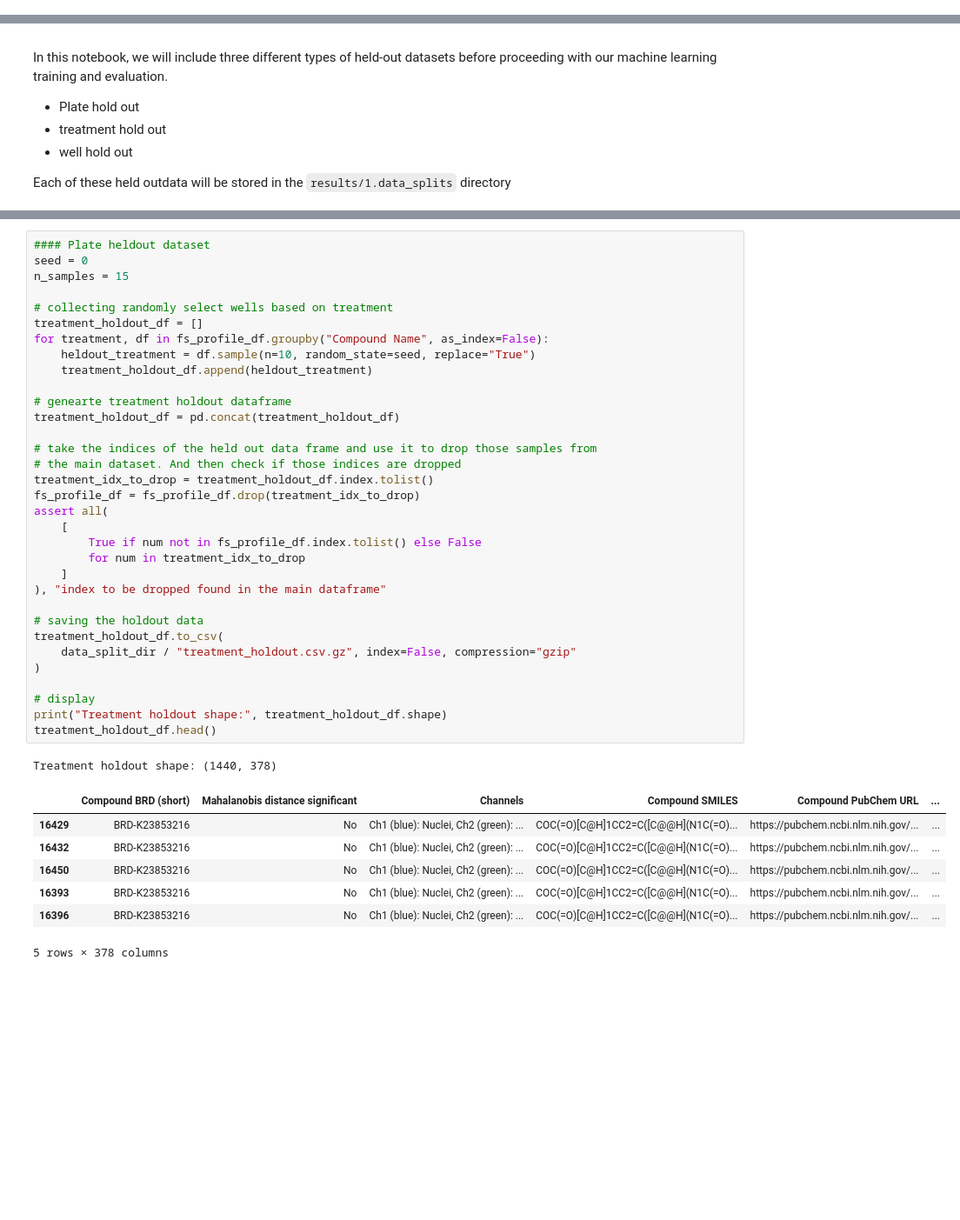
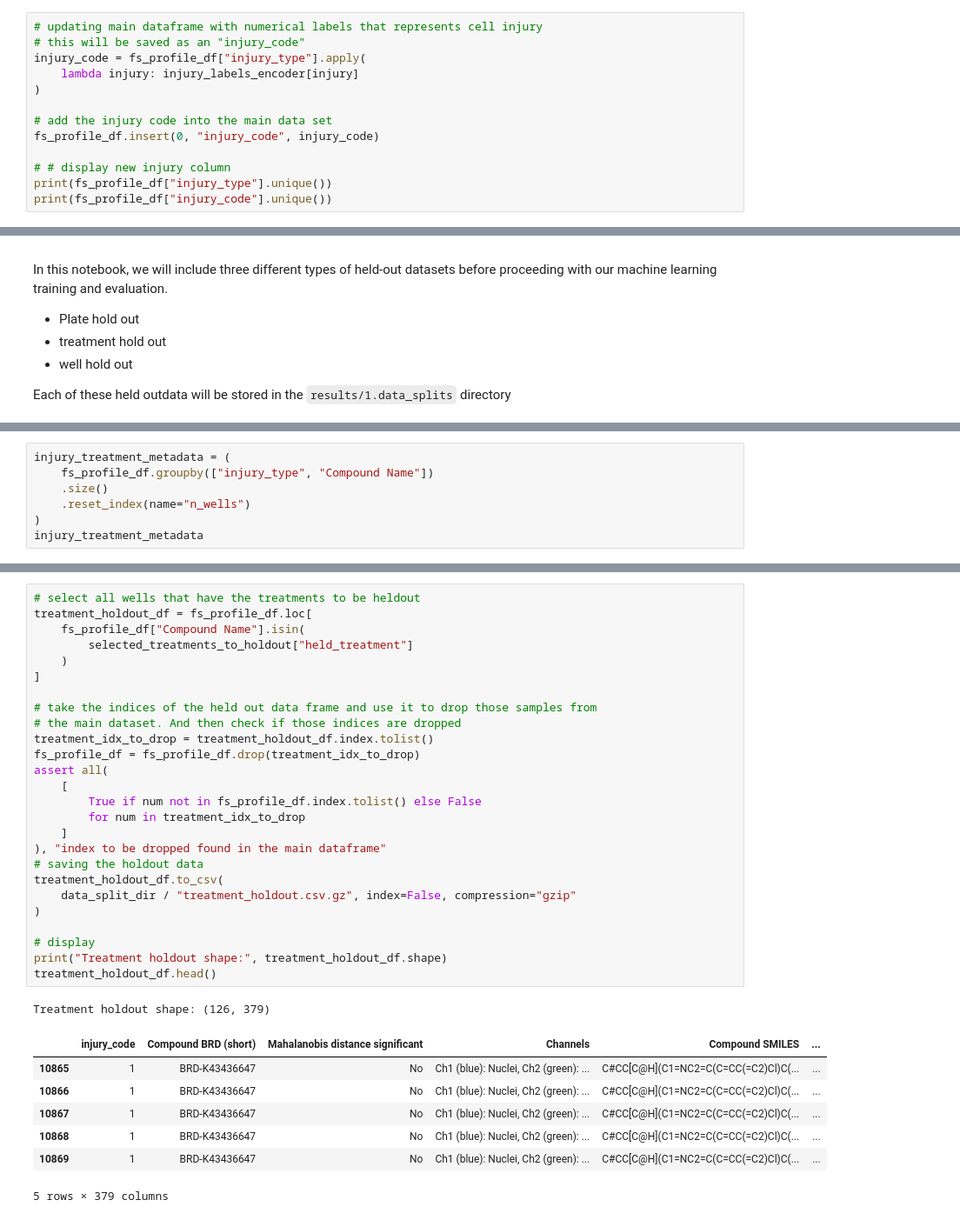
Before and after one commit to axiomcura/predicting-cell-injury-compounds, a Jupyter notebook: notebooks/1.data_splits/data_splits.ipynb, the cells around one changed output, grey strips where cells are left out. Shown at 87% size. Cells and saved outputs as stored; diff of their text form; blank space fills up the shorter version.

```diff
--- a/notebooks/1.data_splits/data_splits.ipynb
+++ b/notebooks/1.data_splits/data_splits.ipynb
@@ -212,0 +238,13 @@ with open(data_split_dir / "plate_info.json", mode="w") as stream:
+# %%
+# updating main dataframe with numerical labels that represents cell injury
+# this will be saved as an "injury_code"
+injury_code = fs_profile_df["injury_type"].apply(
+    lambda injury: injury_labels_encoder[injury]
+)
+
+# add the injury code into the main data set
+fs_profile_df.insert(0, "injury_code", injury_code)
+
+# # display new injury column
+print(fs_profile_df["injury_type"].unique())
+print(fs_profile_df["injury_code"].unique())
@@ -278,0 +326,7 @@ To create our treatment holdout dataset, we group all wells treated with the sam
+# %%
+injury_treatment_metadata = (
+    fs_profile_df.groupby(["injury_type", "Compound Name"])
+    .size()
+    .reset_index(name="n_wells")
+)
+injury_treatment_metadata
@@ -279,43 +386,36 @@ To create our treatment holdout dataset, we group all wells treated with the sam
 # %%
-#### Plate heldout dataset
-seed = 0
-n_samples = 15
-
-# collecting randomly select wells based on treatment
-treatment_holdout_df = []
-for treatment, df in fs_profile_df.groupby("Compound Name", as_index=False):
-    heldout_treatment = df.sample(n=10, random_state=seed, replace="True")
-    treatment_holdout_df.append(heldout_treatment)
-
-# genearte treatment holdout dataframe
-treatment_holdout_df = pd.concat(treatment_holdout_df)
+# select all wells that have the treatments to be heldout
+treatment_holdout_df = fs_profile_df.loc[
+    fs_profile_df["Compound Name"].isin(
+        selected_treatments_to_holdout["held_treatment"]
+    )
+]
 
 # take the indices of the held out data frame and use it to drop those samples from
 # the main dataset. And then check if those indices are dropped
 treatment_idx_to_drop = treatment_holdout_df.index.tolist()
 fs_profile_df = fs_profile_df.drop(treatment_idx_to_drop)
 assert all(
     [
         True if num not in fs_profile_df.index.tolist() else False
         for num in treatment_idx_to_drop
     ]
 ), "index to be dropped found in the main dataframe"
-
 # saving the holdout data
 treatment_holdout_df.to_csv(
     data_split_dir / "treatment_holdout.csv.gz", index=False, compression="gzip"
 )
 
 # display
 print("Treatment holdout shape:", treatment_holdout_df.shape)
 treatment_holdout_df.head()
 # %% [output]
-Treatment holdout shape: (1440, 378)
+Treatment holdout shape: (126, 379)
-|  | Compound BRD (short) | Mahalanobis distance significant | Channels | Compound SMILES | Compound PubChem URL | ... |
-| 16429 | BRD-K23853216 | No | Ch1 (blue): Nuclei, Ch2 (green): ... | COC(=O)[C@H]1CC2=C([C@@H](N1C(=O)... | https://pubchem.ncbi.nlm.nih.gov/... | ... |
-| 16432 | BRD-K23853216 | No | Ch1 (blue): Nuclei, Ch2 (green): ... | COC(=O)[C@H]1CC2=C([C@@H](N1C(=O)... | https://pubchem.ncbi.nlm.nih.gov/... | ... |
-| 16450 | BRD-K23853216 | No | Ch1 (blue): Nuclei, Ch2 (green): ... | COC(=O)[C@H]1CC2=C([C@@H](N1C(=O)... | https://pubchem.ncbi.nlm.nih.gov/... | ... |
-| 16393 | BRD-K23853216 | No | Ch1 (blue): Nuclei, Ch2 (green): ... | COC(=O)[C@H]1CC2=C([C@@H](N1C(=O)... | https://pubchem.ncbi.nlm.nih.gov/... | ... |
-| 16396 | BRD-K23853216 | No | Ch1 (blue): Nuclei, Ch2 (green): ... | COC(=O)[C@H]1CC2=C([C@@H](N1C(=O)... | https://pubchem.ncbi.nlm.nih.gov/... | ... |
+|  | injury_code | Compound BRD (short) | Mahalanobis distance significant | Channels | Compound SMILES | ... |
+| 10865 | 1 | BRD-K43436647 | No | Ch1 (blue): Nuclei, Ch2 (green): ... | C#CC[C@H](C1=NC2=C(C=CC(=C2)Cl)C(... | ... |
+| 10866 | 1 | BRD-K43436647 | No | Ch1 (blue): Nuclei, Ch2 (green): ... | C#CC[C@H](C1=NC2=C(C=CC(=C2)Cl)C(... | ... |
+| 10867 | 1 | BRD-K43436647 | No | Ch1 (blue): Nuclei, Ch2 (green): ... | C#CC[C@H](C1=NC2=C(C=CC(=C2)Cl)C(... | ... |
+| 10868 | 1 | BRD-K43436647 | No | Ch1 (blue): Nuclei, Ch2 (green): ... | C#CC[C@H](C1=NC2=C(C=CC(=C2)Cl)C(... | ... |
+| 10869 | 1 | BRD-K43436647 | No | Ch1 (blue): Nuclei, Ch2 (green): ... | C#CC[C@H](C1=NC2=C(C=CC(=C2)Cl)C(... | ... |
-5 rows × 378 columns
+5 rows × 379 columns
 # %% [markdown]
```
Also changed, not shown: parts of 27 cells of this notebook, 19 other files.
